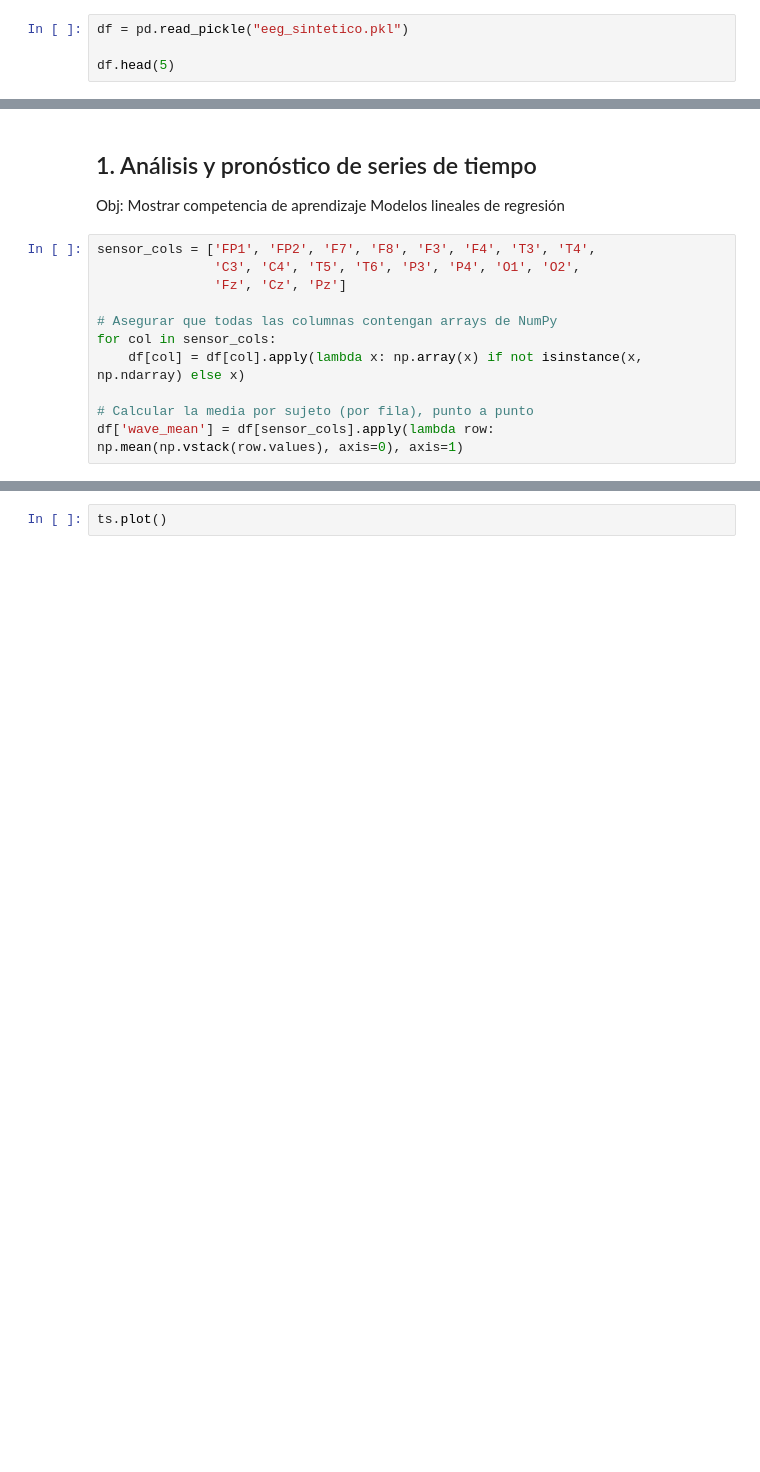
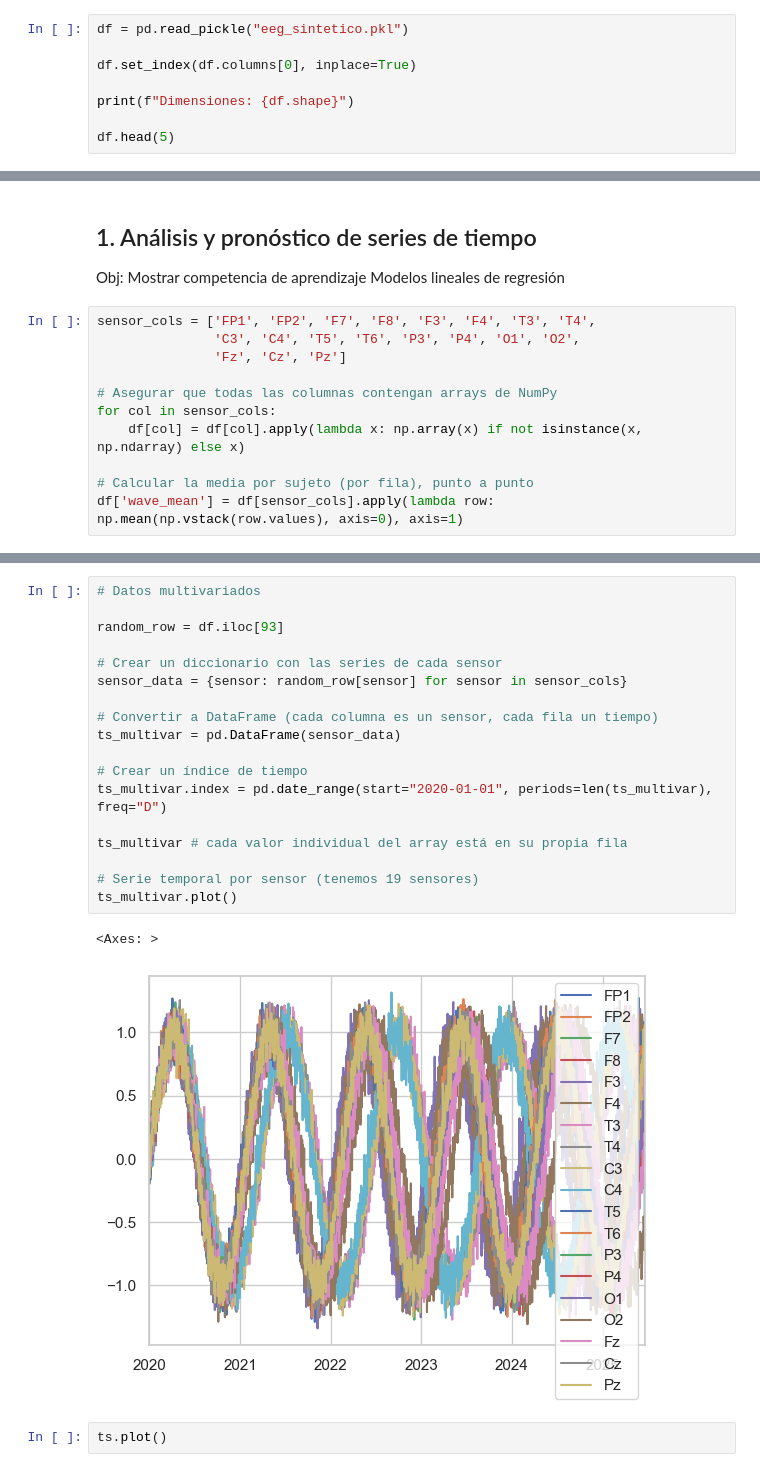
Before and after one commit to Marcelaqprz/mnl_proyecto, a Jupyter notebook: ProyectoFinalMnl.ipynb, the cells around one changed output, grey strips where cells are left out. Drawn from its saved outputs; the diff is of its cells as text; blank space fills up the shorter version.

```diff
--- a/ProyectoFinalMnl.ipynb
+++ b/ProyectoFinalMnl.ipynb
@@ -71,5 +72,9 @@ seed = 123
 # %%
 df = pd.read_pickle("eeg_sintetico.pkl")
 
+df.set_index(df.columns[0], inplace=True)
+
+print(f"Dimensiones: {df.shape}")
+
 df.head(5)
 # %% [output]
@@ -129,6 +145,27 @@ ts
 2025-06-21    0.499471
 2025-06-22    0.486438
 Freq: D, Length: 2000, dtype: float64
+# %%
+# Datos multivariados
+
+random_row = df.iloc[93]
+
+# Crear un diccionario con las series de cada sensor
+sensor_data = {sensor: random_row[sensor] for sensor in sensor_cols}
+
+# Convertir a DataFrame (cada columna es un sensor, cada fila un tiempo)
+ts_multivar = pd.DataFrame(sensor_data)
+
+# Crear un índice de tiempo
+ts_multivar.index = pd.date_range(start="2020-01-01", periods=len(ts_multivar), freq="D")
+
+ts_multivar # cada valor individual del array está en su propia fila
+
+# Serie temporal por sensor (tenemos 19 sensores)
+ts_multivar.plot()
+# %% [output]
+<Axes: >
+[figure, added]
 # %%
 ts.plot()
 # %% [output]
```
Also changed, not shown: parts of 56 cells of this notebook.
